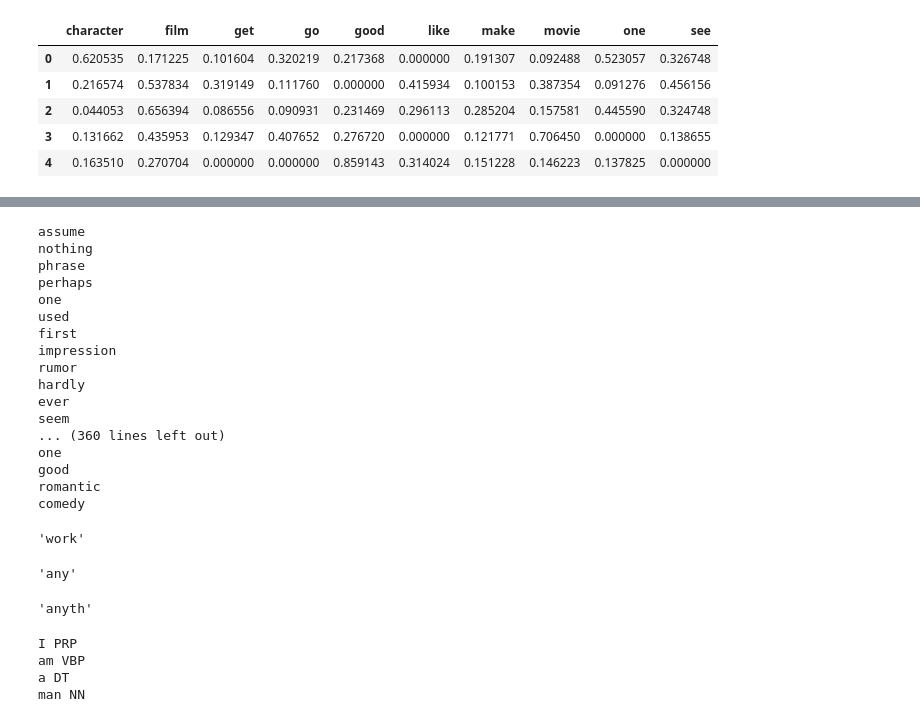
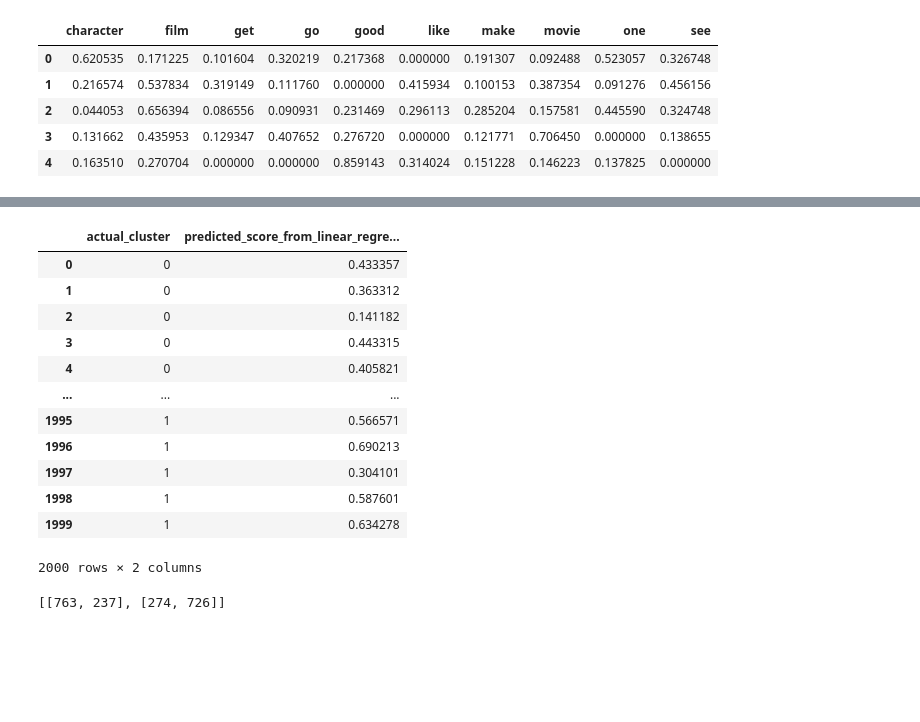
Before and after one commit to HarunErenMutlu/text_mining, a Jupyter notebook: nlp.ipynb, the cells around one changed output, grey strips where cells are left out. Cells and saved outputs as stored; diff of their text form; code cells hidden in the pictures; blank space fills up the shorter version.

```diff
--- a/nlp.ipynb
+++ b/nlp.ipynb
@@ -237,37 +230,0 @@ comedy
-# %%
-
-porter = PorterStemmer()
-spell = Speller(lang='en')
-for i in df['text'][0].split(' '):
-    stemmed = porter.stem(i)
-    print(spell(i))
-# %% [output]
-assume
-nothing
-phrase
-perhaps
-one
-used
-first
-impression
-rumor
-hardly
-ever
-seem
-... (360 lines left out)
-one
-good
-romantic
-comedy
-# %%
-lemmatizer.lemmatize('working','v')
-# %% [output]
-'work'
-# %%
-spell(porter.stem('anything'))
-# %% [output]
-'any'
-# %%
-porter.stem('anything')
-# %% [output]
-'anyth'
@@ -280,8 +230,0 @@ a = nltk.pos_tag(['I', 'am', 'a', 'man'])
-# %%
-for i in a:
-    print(i[0], i[1])
-# %% [output]
-I PRP
-am VBP
-a DT
-man NN
@@ -294,0 +231,2 @@ cleaned_document = clear_document(words)
+# %%
+df['actual_cluster'] = [0 for _ in range(1000)] + [1 for _ in range(1000)]
@@ -294,0 +235,20 @@ cleaned_document = clear_document(words)
+# %%
+linreg = LinearRegression()
+linreg.fit(tfidf_df,df['actual_cluster'])
+linreg.predict(tfidf_df)
+df['predicted_score_from_linear_regression'] = linreg.predict(tfidf_df)
+df[['actual_cluster', 'predicted_score_from_linear_regression']]
+# %% [output]
+|  | actual_cluster | predicted_score_from_linear_regre... |
+| 0 | 0 | 0.433357 |
+| 1 | 0 | 0.363312 |
+| 2 | 0 | 0.141182 |
+| 3 | 0 | 0.443315 |
+| 4 | 0 | 0.405821 |
+| ... | ... | ... |
+| 1995 | 1 | 0.566571 |
+| 1996 | 1 | 0.690213 |
+| 1997 | 1 | 0.304101 |
+| 1998 | 1 | 0.587601 |
+| 1999 | 1 | 0.634278 |
+2000 rows × 2 columns
@@ -294,0 +268,4 @@ cleaned_document = clear_document(words)
+# %%
+print([[tp,fp], [fn,tn]])
+# %% [output]
+[[763, 237], [274, 726]]
```
Also changed, not shown: parts of 14 cells of this notebook.
